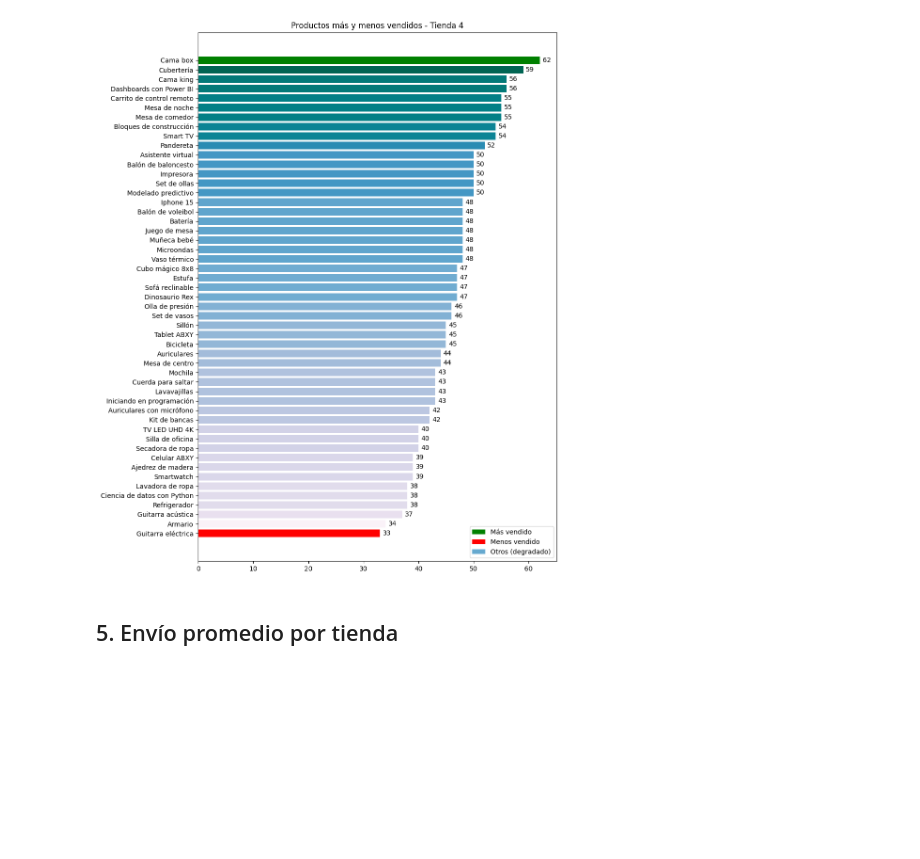
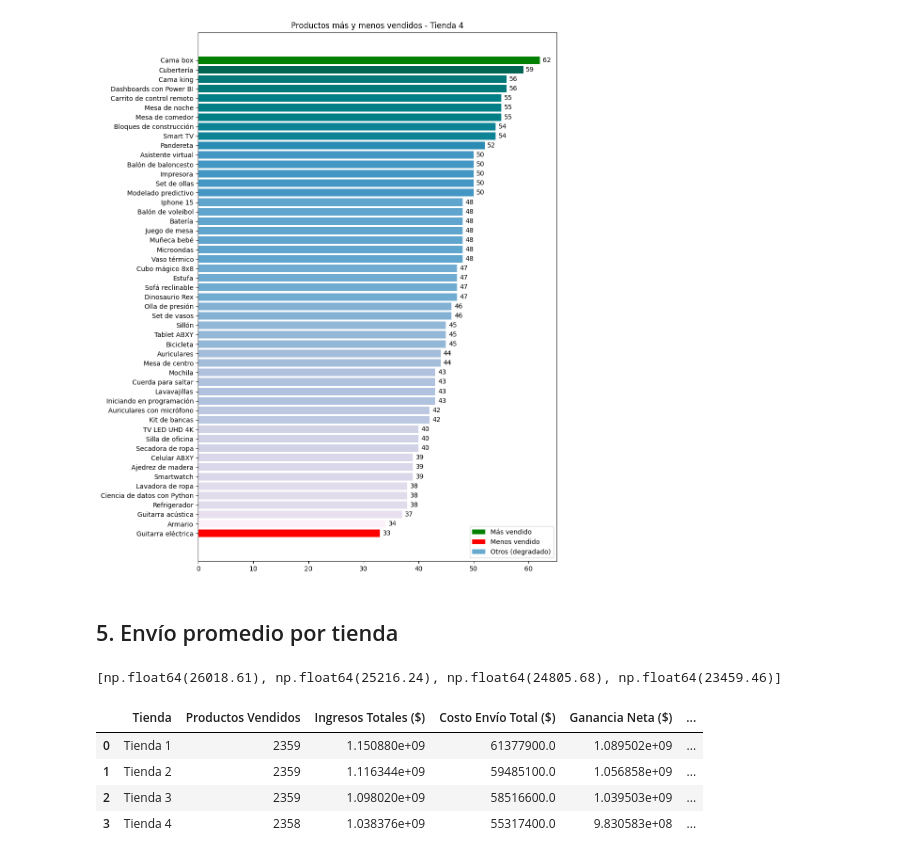
Before and after one commit to Blackpachamame/challenge-alura-store, a Jupyter notebook: AluraStoreLatam.ipynb, the cells around one changed output. Saved outputs shown, nothing was run; the diff lists cells and outputs as text; code cells hidden in the pictures; blank space fills up the shorter version.

```diff
--- a/AluraStoreLatam.ipynb
+++ b/AluraStoreLatam.ipynb
@@ -235,3 +234,48 @@ for i, tienda in enumerate(cantidad_de_productos):
 [figure]
 # %% [markdown]
 ## 5. Envío promedio por tienda
+# %%
+envio_promedio = [round(tienda['Costo de envío'].mean(), 2) for tienda in tiendas]
+print(envio_promedio)
+# %% [output]
+[np.float64(26018.61), np.float64(25216.24), np.float64(24805.68), np.float64(23459.46)]
+# %%
+resumen_tiendas = []
+
+for i, tienda in enumerate(tiendas):
+    nombre = nombres[i]
+
+    productos_vendidos = len(tienda)
+    ingresos = tienda['Precio'].sum()
+    costo_envio_total = tienda['Costo de envío'].sum()
+    ganancia_neta = ingresos - costo_envio_total
+    ticket_prom = tienda['Precio'].mean()
+    calificacion_prom = tienda['Calificación'].mean()
+    envio_prom = tienda['Costo de envío'].mean()
+
+    resumen_tiendas.append({
+        'Tienda': nombre,
+        'Productos Vendidos': productos_vendidos,
+        'Ingresos Totales ($)': round(ingresos, 2),
+        'Costo Envío Total ($)': round(costo_envio_total, 2),
+        'Ganancia Neta ($)': round(ganancia_neta, 2),
+        'Ticket Promedio ($)': round(ticket_prom, 2),
+        'Calificación Promedio': round(calificacion_prom, 2),
+        'Envío Promedio ($)': round(envio_prom, 2)
+    })
+
+# Crear DataFrame
+df_resumen = pd.DataFrame(resumen_tiendas)
+
+# Ordenar por ganancia neta (opcional)
+df_resumen = df_resumen.sort_values(by='Ganancia Neta ($)', ascending=False)
+
+# Mostrar tabla
+df_resumen.reset_index(drop=True, inplace=True)
+df_resumen
+# %% [output]
+|  | Tienda | Productos Vendidos | Ingresos Totales ($) | Costo Envío Total ($) | Ganancia Neta ($) | ... |
+| 0 | Tienda 1 | 2359 | 1.150880e+09 | 61377900.0 | 1.089502e+09 | ... |
+| 1 | Tienda 2 | 2359 | 1.116344e+09 | 59485100.0 | 1.056858e+09 | ... |
+| 2 | Tienda 3 | 2359 | 1.098020e+09 | 58516600.0 | 1.039503e+09 | ... |
+| 3 | Tienda 4 | 2358 | 1.038376e+09 | 55317400.0 | 9.830583e+08 | ... |
```
Also changed, not shown: parts of 2 cells of this notebook.
